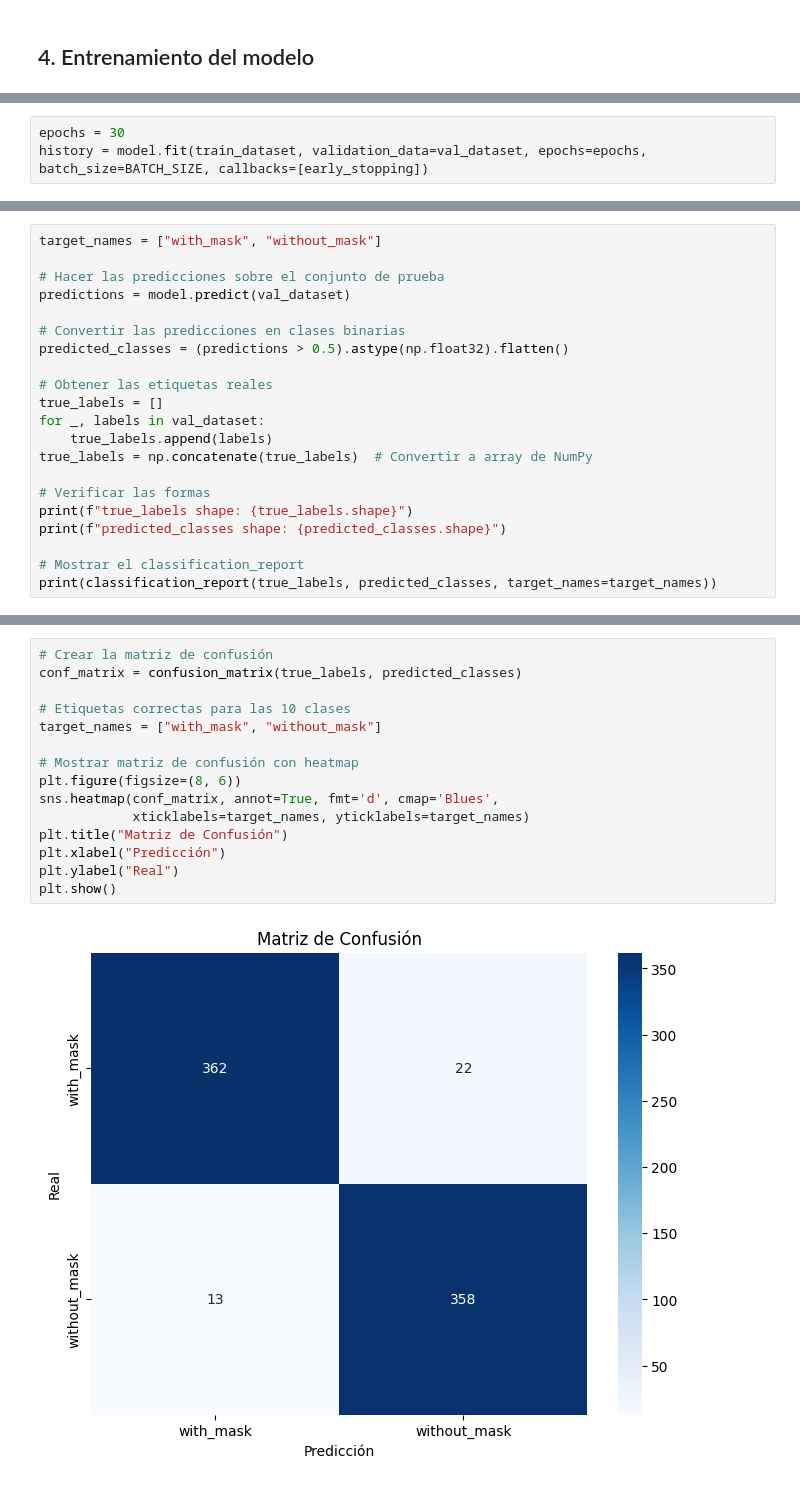
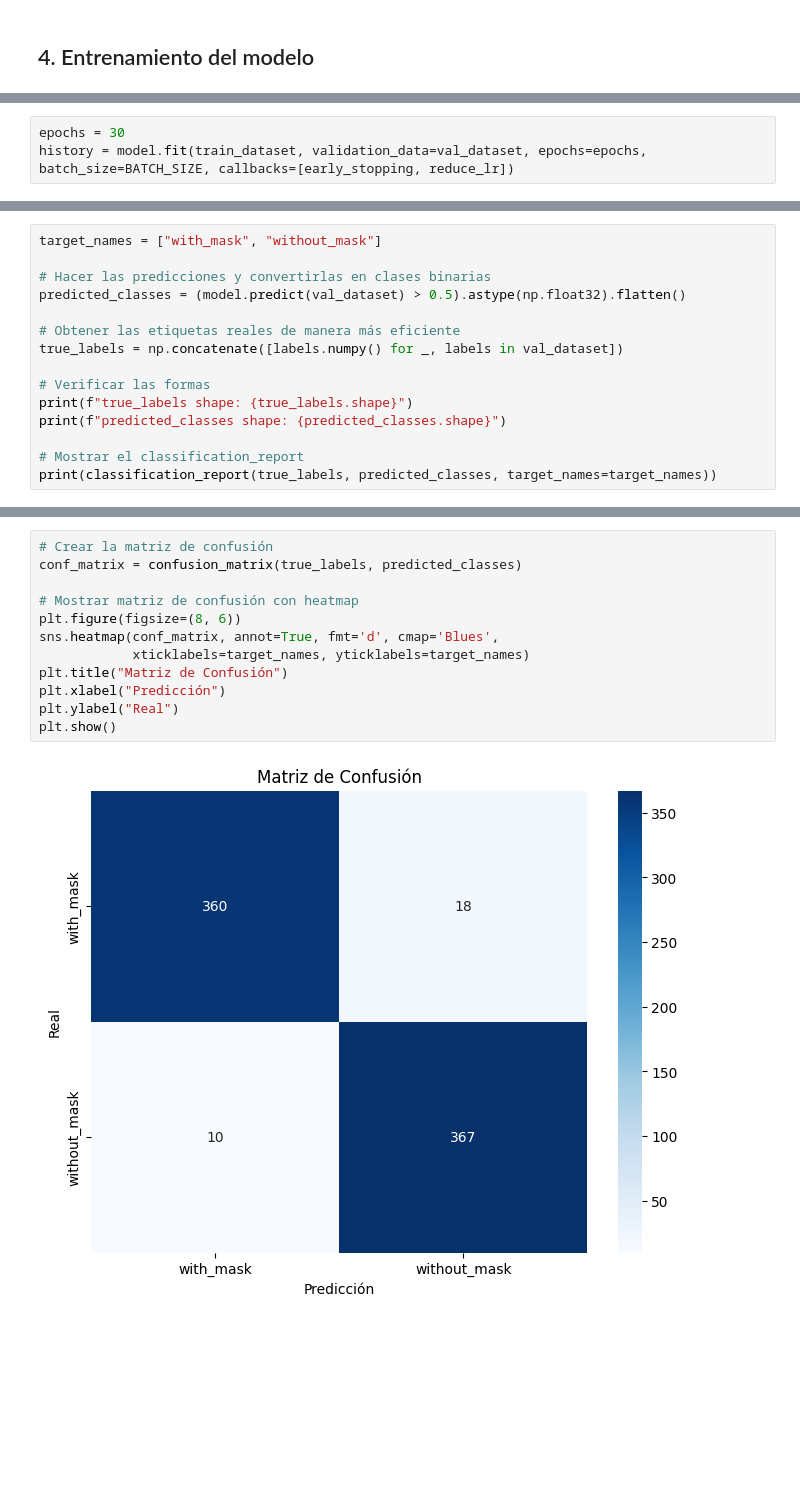
Before and after one commit to SamuehFDEZ/ProgramacionIA, a Jupyter notebook: UD5/PracticaIdentificacionDePersonasConMascarilla/mascarilla_con_mas_imagenes/mascarilla-con-mas-datos.ipynb, the cells around one changed output, grey strips where cells are left out. Drawn from its saved outputs; the diff is of its cells as text; blank space fills up the shorter version.

```diff
--- a/UD5/PracticaIdentificacionDePersonasConMascarilla/mascarilla_con_mas_imagenes/mascarilla-con-mas-datos.ipynb
+++ b/UD5/PracticaIdentificacionDePersonasConMascarilla/mascarilla_con_mas_imagenes/mascarilla-con-mas-datos.ipynb
@@ -157,6 +130,6 @@ Model: "sequential_17"
  Non-trainable params: 0 (0.00 B)
 # %%
 epochs = 30
-history = model.fit(train_dataset, validation_data=val_dataset, epochs=epochs, batch_size=BATCH_SIZE, callbacks=[early_stopping])
+history = model.fit(train_dataset, validation_data=val_dataset, epochs=epochs, batch_size=BATCH_SIZE, callbacks=[early_stopping, reduce_lr])
 # %% [output]
 Epoch 1/30
@@ -225,17 +198,11 @@ predicted_classes shape: (755,)
 # %%
 target_names = ["with_mask", "without_mask"]
 
-# Hacer las predicciones sobre el conjunto de prueba
-predictions = model.predict(val_dataset)
+# Hacer las predicciones y convertirlas en clases binarias
+predicted_classes = (model.predict(val_dataset) > 0.5).astype(np.float32).flatten()
 
-# Convertir las predicciones en clases binarias
-predicted_classes = (predictions > 0.5).astype(np.float32).flatten()
-
-# Obtener las etiquetas reales
-true_labels = []
-for _, labels in val_dataset:
-    true_labels.append(labels)
-true_labels = np.concatenate(true_labels)  # Convertir a array de NumPy
+# Obtener las etiquetas reales de manera más eficiente
+true_labels = np.concatenate([labels.numpy() for _, labels in val_dataset])
 
 # Verificar las formas
 print(f"true_labels shape: {true_labels.shape}")
@@ -258,17 +225,14 @@ weighted avg       0.95      0.95      0.95       755
 # %%
 # Crear la matriz de confusión
 conf_matrix = confusion_matrix(true_labels, predicted_classes)
-
-# Etiquetas correctas para las 10 clases
-target_names = ["with_mask", "without_mask"]
 
 # Mostrar matriz de confusión con heatmap
 plt.figure(figsize=(8, 6))
 sns.heatmap(conf_matrix, annot=True, fmt='d', cmap='Blues',
             xticklabels=target_names, yticklabels=target_names)
 plt.title("Matriz de Confusión")
 plt.xlabel("Predicción")
 plt.ylabel("Real")
 plt.show()
 # %% [output]
-[figure, old version]
+[figure, new version]
```
Also changed, not shown: parts of 8 cells of this notebook.
